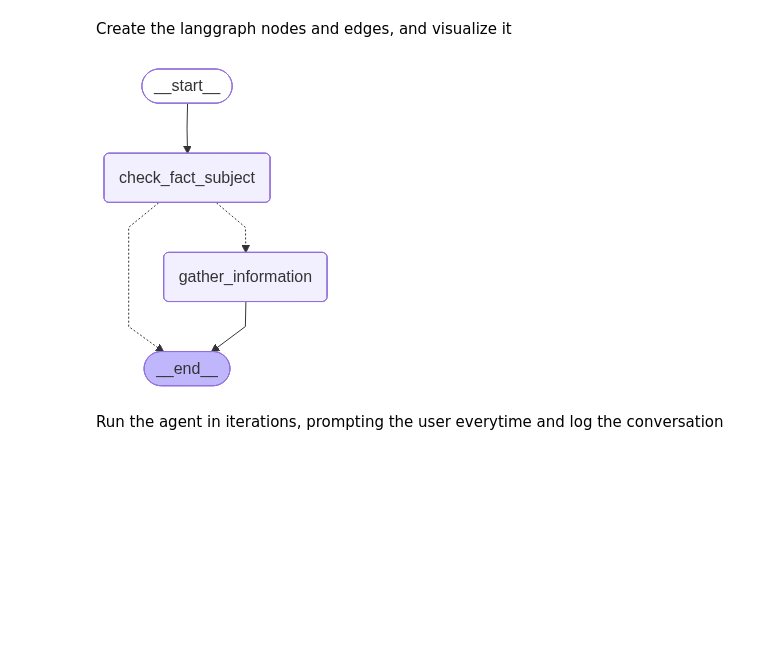
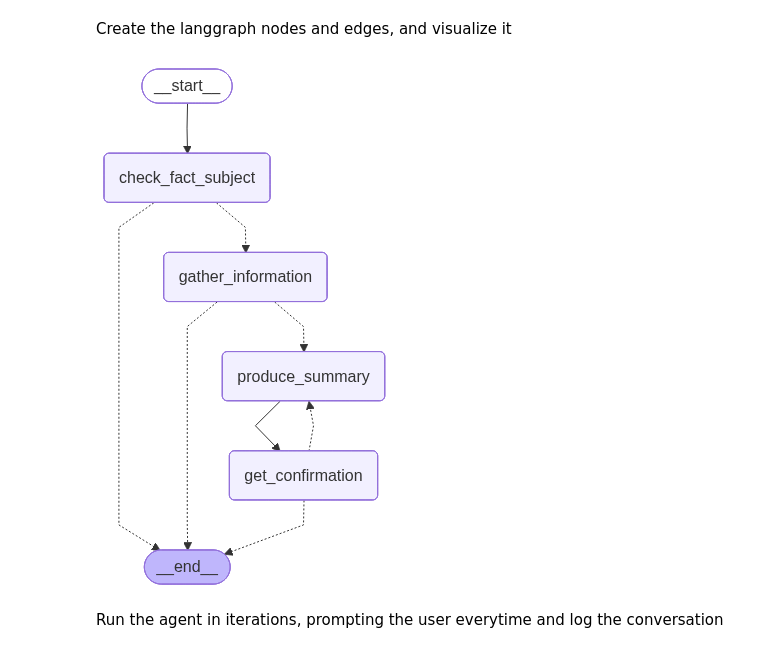
Before and after one commit to bcruijsberg/checkmate, a Jupyter notebook: Fact-check_claim_check.ipynb, the cells around one changed output. Saved outputs shown, nothing was run; the diff lists cells and outputs as text; code cells hidden in the pictures; blank space fills up the shorter version.

Commit message:
confirmation claim building

```diff
--- a/Fact-check_claim_check.ipynb
+++ b/Fact-check_claim_check.ipynb
@@ -56,6 +56,7 @@ class AgentState(TypedDict):
     confirmed: bool
     question: Optional[str]
     alerts: List[str]
+    summary: Optional[str]
 
 #output models for structured output
 class SubjectResult(BaseModel):
@@ -74,10 +75,12 @@ class MoreInfoResult(BaseModel):
     question: str = Field("", description="Question to user for clarification if needed")
     alerts: List[str] = Field([], description="Any alerts or warnings about the claim")
 
+class SummaryResult(BaseModel):
+    summary: str
+    question: str = Field("", description="Question to user for verification")
+
 class ConfirmationResult(BaseModel):
-    claim: str
-    explanation: str
-    question: str = Field("", description="Question to user for verification")
+    confirmed: bool = Field(False, description="Whether the user confirmed the claim as checkable")
 # %% [markdown]
 The functions of all the nodes
 # %%
@@ -265,28 +312,31 @@ Create the langgraph nodes and edges, and visualize it
 # %%
 """
 Graph Definition for Checkable Nodes
 
 """
 
 graph = StateGraph(AgentState, input_schema=AgentInputState)
 
 graph.add_node("check_fact_subject", check_fact_subject)
 graph.add_node("gather_information", gather_information)
+graph.add_node("produce_summary", produce_summary)
+graph.add_node("get_confirmation", get_confirmation)
 
 # Entry point
 graph.add_edge(START, "check_fact_subject")
-graph.add_edge("gather_information", END)
+graph.add_edge("produce_summary", "get_confirmation")
+graph.add_edge("get_confirmation", END)
 
 fact_bot = graph.compile()
 
 #visualization
 try:
     from IPython.display import Image, display
     display(Image(fact_bot.get_graph().draw_mermaid_png()))
 except Exception:
     pass
 # %% [output]
-[figure, old version]
+[figure, new version]
 # %% [markdown]
 Run the agent in iterations, prompting the user everytime and log the conversation
 # %%
```
Also changed, not shown: parts of 2 cells of this notebook.
